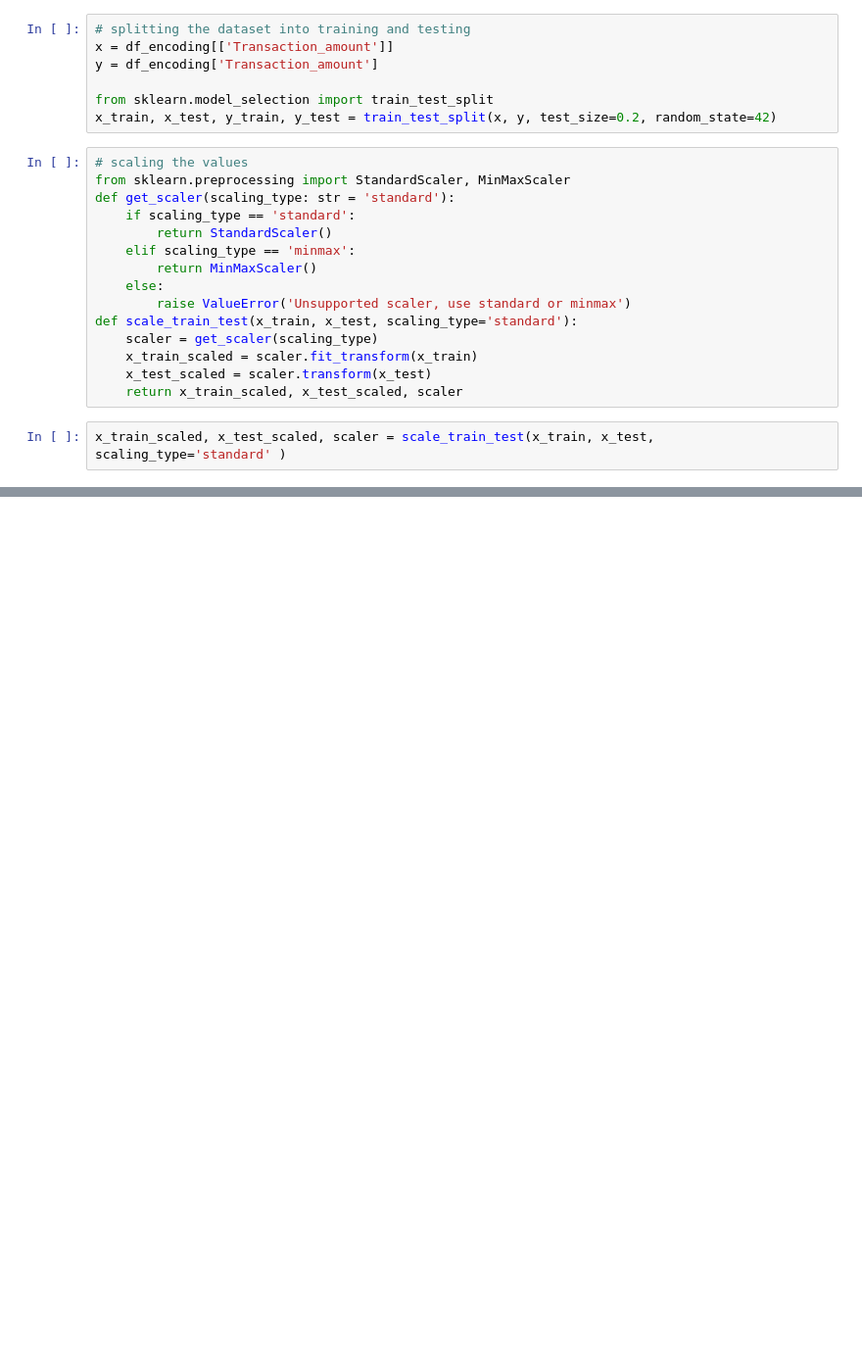
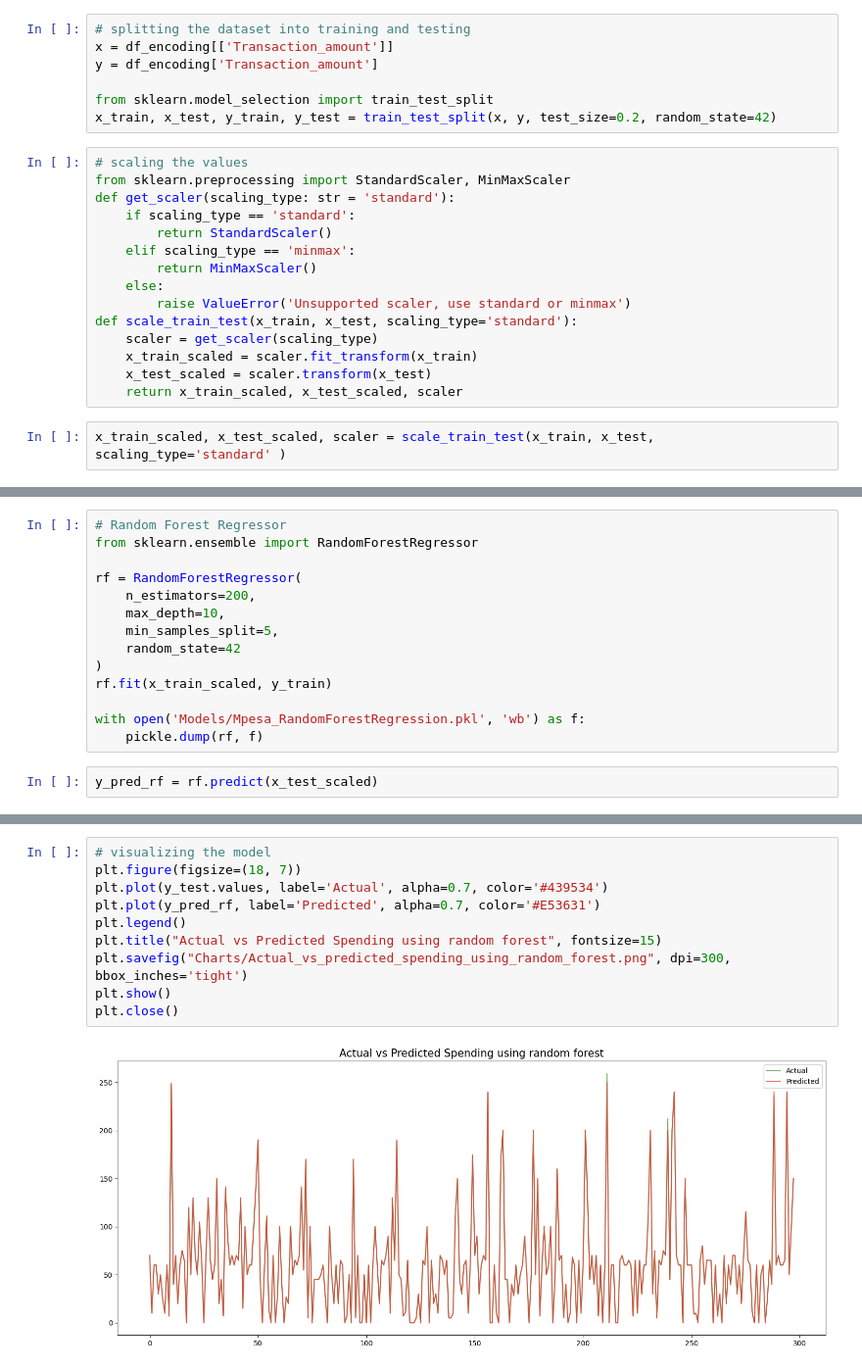
Before and after one commit to Brian342/Mpesa-Spending-Prediction-App, a Jupyter notebook: M-pesa Model.ipynb, the cells around one changed output, grey strips where cells are left out. Shown at 98% size. Drawn from its saved outputs; the diff is of its cells as text; blank space fills up the shorter version.

```diff
--- a/M-pesa Model.ipynb
+++ b/M-pesa Model.ipynb
@@ -229,0 +275,16 @@ with open('ModelsPrediction/df_encoding.pkl', 'wb') as f:
+# %%
+# Random Forest Regressor
+from sklearn.ensemble import RandomForestRegressor
+
+rf = RandomForestRegressor(
+    n_estimators=200,
+    max_depth=10,
+    min_samples_split=5,
+    random_state=42
+)
+rf.fit(x_train_scaled, y_train)
+
+with open('Models/Mpesa_RandomForestRegression.pkl', 'wb') as f:
+    pickle.dump(rf, f)
+# %%
+y_pred_rf = rf.predict(x_test_scaled)
@@ -229,0 +311,12 @@ with open('ModelsPrediction/df_encoding.pkl', 'wb') as f:
+# %%
+# visualizing the model
+plt.figure(figsize=(18, 7))
+plt.plot(y_test.values, label='Actual', alpha=0.7, color='#439534')
+plt.plot(y_pred_rf, label='Predicted', alpha=0.7, color='#E53631')
+plt.legend()
+plt.title("Actual vs Predicted Spending using random forest", fontsize=15)
+plt.savefig("Charts/Actual_vs_predicted_spending_using_random_forest.png", dpi=300, bbox_inches='tight')
+plt.show()
+plt.close()
+# %% [output]
+[figure, added]
```
Also changed, not shown: parts of 15 cells of this notebook, 6 other files.
